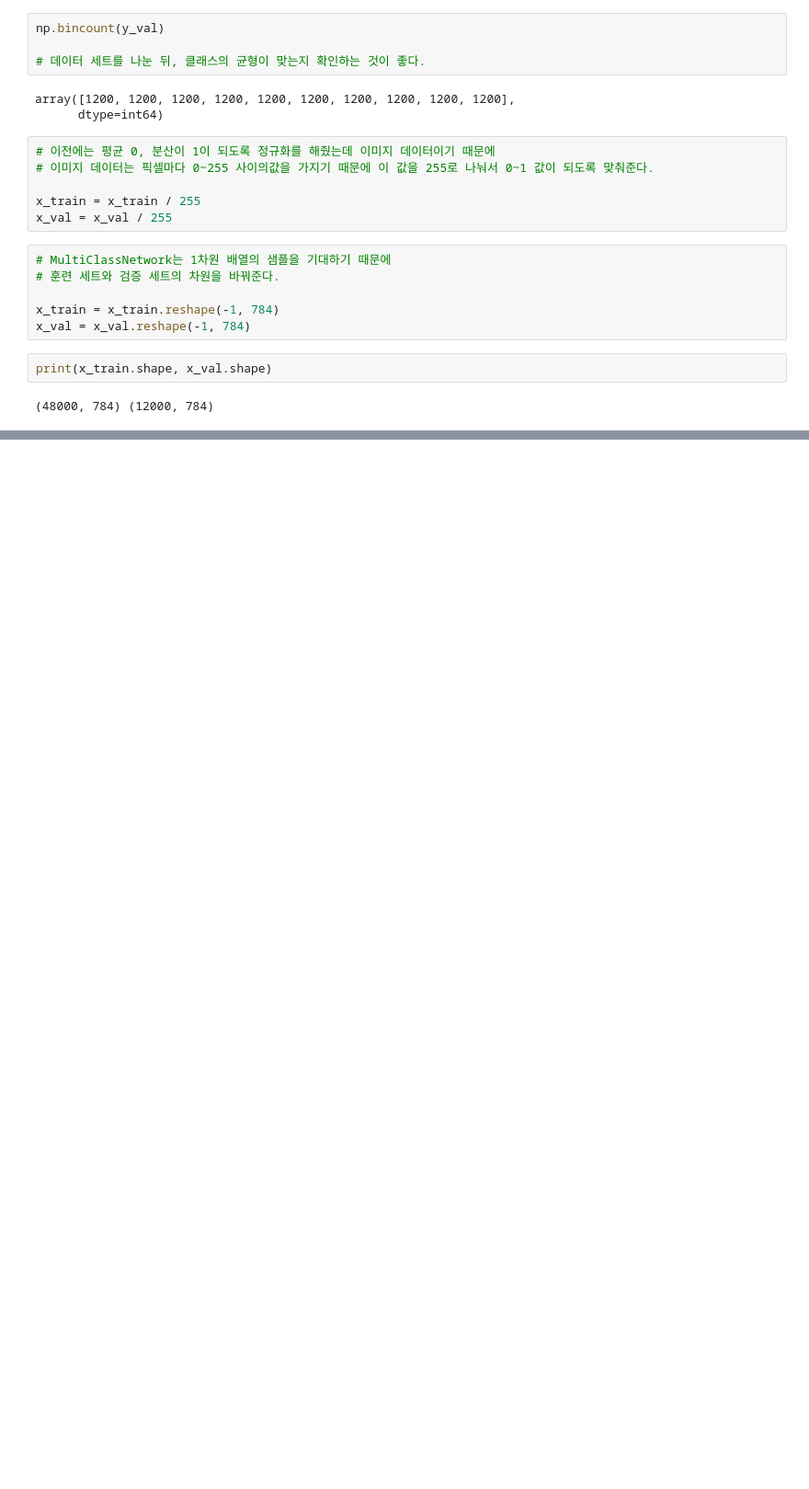
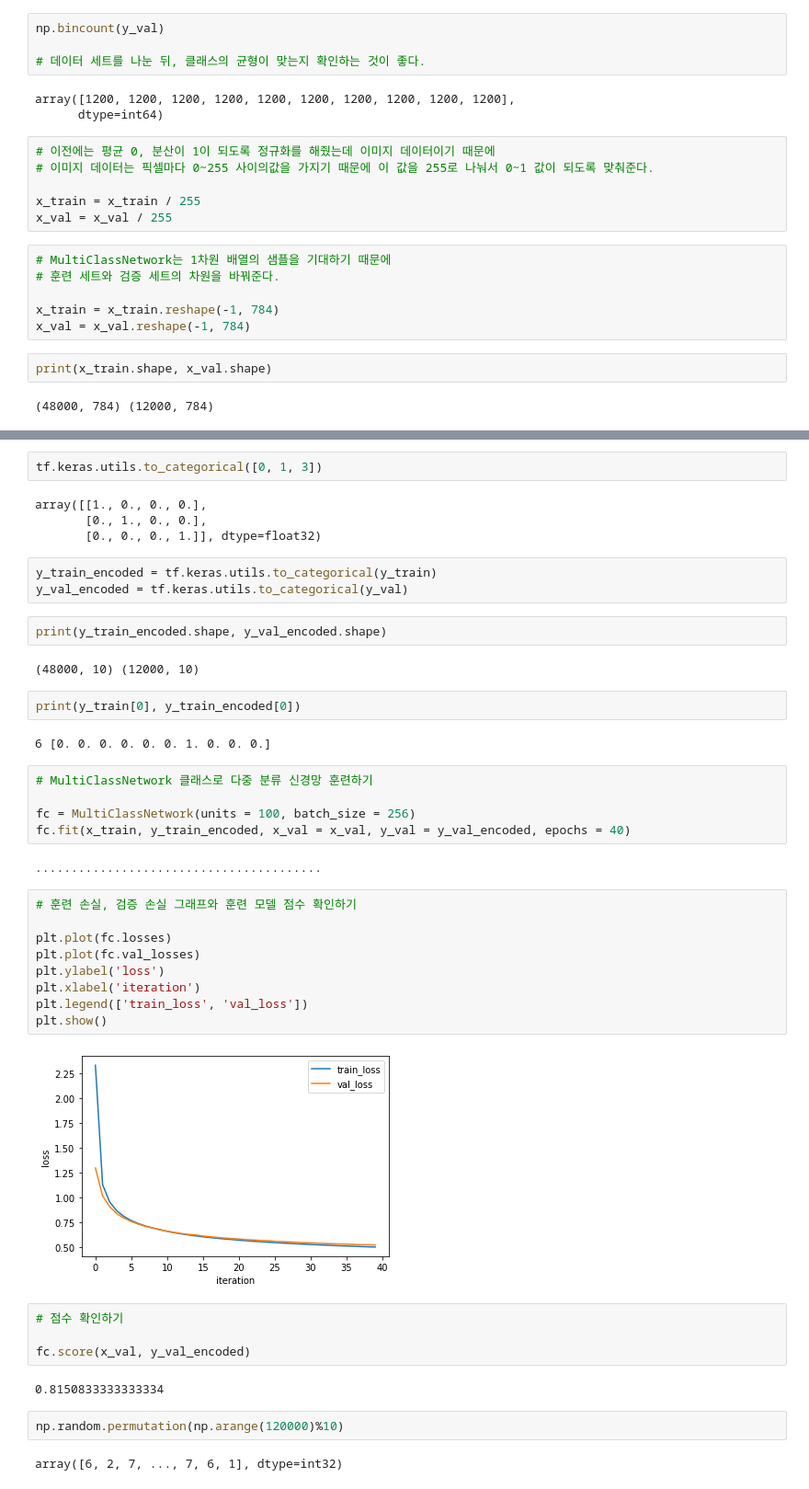
Before and after one commit to kxxxda/DoItDeepLearning, a Jupyter notebook: ch07.ipynb, the cells around one changed output, grey strips where cells are left out. Shown at 92% size. Drawn from its saved outputs; the diff is of its cells as text; blank space fills up the shorter version.

Commit message:
One-Hot Encoding / to_categorical()

```diff
--- a/ch07.ipynb
+++ b/ch07.ipynb
@@ -209,0 +223,45 @@ print(x_train.shape, x_val.shape)
+# %%
+tf.keras.utils.to_categorical([0, 1, 3])
+# %% [output]
+array([[1., 0., 0., 0.],
+       [0., 1., 0., 0.],
+       [0., 0., 0., 1.]], dtype=float32)
+# %%
+y_train_encoded = tf.keras.utils.to_categorical(y_train)
+y_val_encoded = tf.keras.utils.to_categorical(y_val)
+# %%
+print(y_train_encoded.shape, y_val_encoded.shape)
+# %% [output]
+(48000, 10) (12000, 10)
+# %%
+print(y_train[0], y_train_encoded[0])
+# %% [output]
+6 [0. 0. 0. 0. 0. 0. 1. 0. 0. 0.]
+# %%
+# MultiClassNetwork 클래스로 다중 분류 신경망 훈련하기
+
+fc = MultiClassNetwork(units = 100, batch_size = 256)
+fc.fit(x_train, y_train_encoded, x_val = x_val, y_val = y_val_encoded, epochs = 40)
+# %% [output]
+........................................
+# %%
+# 훈련 손실, 검증 손실 그래프와 훈련 모델 점수 확인하기
+
+plt.plot(fc.losses)
+plt.plot(fc.val_losses)
+plt.ylabel('loss')
+plt.xlabel('iteration')
+plt.legend(['train_loss', 'val_loss'])
+plt.show()
+# %% [output]
+[figure, added]
+# %%
+# 점수 확인하기
+
+fc.score(x_val, y_val_encoded)
+# %% [output]
+0.8150833333333334
+# %%
+np.random.permutation(np.arange(120000)%10)
+# %% [output]
+array([6, 2, 7, ..., 7, 6, 1], dtype=int32)
```
Also changed, not shown: parts of 4 cells of this notebook.
